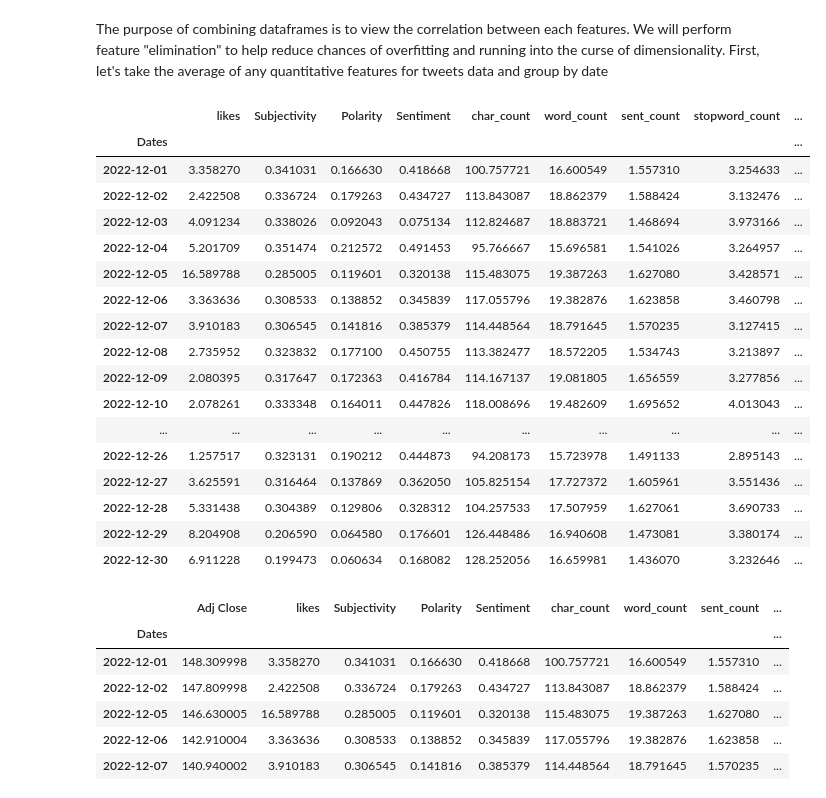
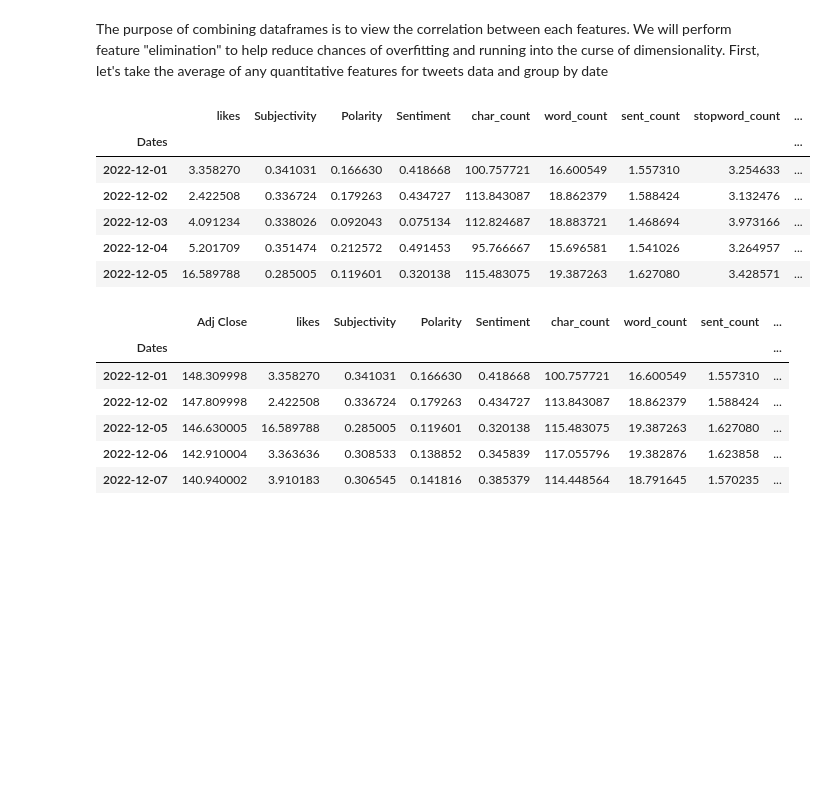
Before and after one commit to parisvu07/Springboard, a Jupyter notebook: Capstone_2_Twitter_Sentiment_Analysis/03_Preprocessing_and_Training_Data.ipynb, the cells around one changed output. Drawn from its saved outputs; the diff is of its cells as text; code cells hidden in the pictures; blank space fills up the shorter version.

```diff
--- a/Capstone_2_Twitter_Sentiment_Analysis/03_Preprocessing_and_Training_Data.ipynb
+++ b/Capstone_2_Twitter_Sentiment_Analysis/03_Preprocessing_and_Training_Data.ipynb
@@ -176,14 +181,14 @@ merged_dataframes
 # %%
 #Assigning "Positive", "Neutral", or "Negative" sentiment to each trading day
-#A stock at 0.0 sentiment does not neccesarily mean positive or negative. So we will give a 0.05 buffer
-POSITIVE_SENTIMENT_THRESHOLD = 0.05
-NEGATIVE_SENTIMENT_THRESHOLD = -0.05
+#A stock at 0.0 sentiment does not neccesarily mean positive or negative. So we will give a 0.15 buffer
+POSITIVE_SENTIMENT_THRESHOLD = 0.15
+NEGATIVE_SENTIMENT_THRESHOLD = 0.15
 
 sentiments = []
-for sentiment_score in merged_dataframes['Polarity']:
-    if sentiment_score >= POSITIVE_SENTIMENT_THRESHOLD:
+for i in merged_dataframes['Polarity']:
+    if i >= POSITIVE_SENTIMENT_THRESHOLD:
         sentiments.append('Positive')
-    elif sentiment_core <= NEGATIVE_SENTIMENT_THRESHOLD:
+    elif i <= NEGATIVE_SENTIMENT_THRESHOLD:
         sentiments.append('Negative')
     else:
         sentiments.append('Neutral')
@@ -442,26 +448,15 @@ trading_hours_tweets['tweet_lemmatized'] = trading_hours_tweets['tweet_without_s
 The purpose of combining dataframes is to view the correlation between each features. We will perform feature "elimination" to help reduce chances of overfitting and running into the curse of dimensionality. First, let's take the average of any quantitative features for tweets data and group by date
 # %%
 combined_tweets = trading_hours_tweets.groupby('Dates').mean()
-combined_tweets
+combined_tweets.head()
 # %% [output]
 |  | likes | Subjectivity | Polarity | Sentiment | char_count | word_count | sent_count | stopword_count | ... |
 | Dates |  |  |  |  |  |  |  |  | ... |
 | 2022-12-01 | 3.358270 | 0.341031 | 0.166630 | 0.418668 | 100.757721 | 16.600549 | 1.557310 | 3.254633 | ... |
 | 2022-12-02 | 2.422508 | 0.336724 | 0.179263 | 0.434727 | 113.843087 | 18.862379 | 1.588424 | 3.132476 | ... |
 | 2022-12-03 | 4.091234 | 0.338026 | 0.092043 | 0.075134 | 112.824687 | 18.883721 | 1.468694 | 3.973166 | ... |
 | 2022-12-04 | 5.201709 | 0.351474 | 0.212572 | 0.491453 | 95.766667 | 15.696581 | 1.541026 | 3.264957 | ... |
 | 2022-12-05 | 16.589788 | 0.285005 | 0.119601 | 0.320138 | 115.483075 | 19.387263 | 1.627080 | 3.428571 | ... |
-| 2022-12-06 | 3.363636 | 0.308533 | 0.138852 | 0.345839 | 117.055796 | 19.382876 | 1.623858 | 3.460798 | ... |
-| 2022-12-07 | 3.910183 | 0.306545 | 0.141816 | 0.385379 | 114.448564 | 18.791645 | 1.570235 | 3.127415 | ... |
-| 2022-12-08 | 2.735952 | 0.323832 | 0.177100 | 0.450755 | 113.382477 | 18.572205 | 1.534743 | 3.213897 | ... |
-| 2022-12-09 | 2.080395 | 0.317647 | 0.172363 | 0.416784 | 114.167137 | 19.081805 | 1.656559 | 3.277856 | ... |
-| 2022-12-10 | 2.078261 | 0.333348 | 0.164011 | 0.447826 | 118.008696 | 19.482609 | 1.695652 | 4.013043 | ... |
-| ... | ... | ... | ... | ... | ... | ... | ... | ... | ... |
-| 2022-12-26 | 1.257517 | 0.323131 | 0.190212 | 0.444873 | 94.208173 | 15.723978 | 1.491133 | 2.895143 | ... |
-| 2022-12-27 | 3.625591 | 0.316464 | 0.137869 | 0.362050 | 105.825154 | 17.727372 | 1.605961 | 3.551436 | ... |
-| 2022-12-28 | 5.331438 | 0.304389 | 0.129806 | 0.328312 | 104.257533 | 17.507959 | 1.627061 | 3.690733 | ... |
-| 2022-12-29 | 8.204908 | 0.206590 | 0.064580 | 0.176601 | 126.448486 | 16.940608 | 1.473081 | 3.380174 | ... |
-| 2022-12-30 | 6.911228 | 0.199473 | 0.060634 | 0.168082 | 128.252056 | 16.659981 | 1.436070 | 3.232646 | ... |
 # %%
 #Merging tweets with stock adj. closing price. By default, merging will perform an inner join
 stock_tweets_data = pd.merge(eda_stock_data['Adj Close'], combined_tweets, left_index=True, right_index=True)
```
Also changed, not shown: parts of 8 cells of this notebook, 2 other files.
